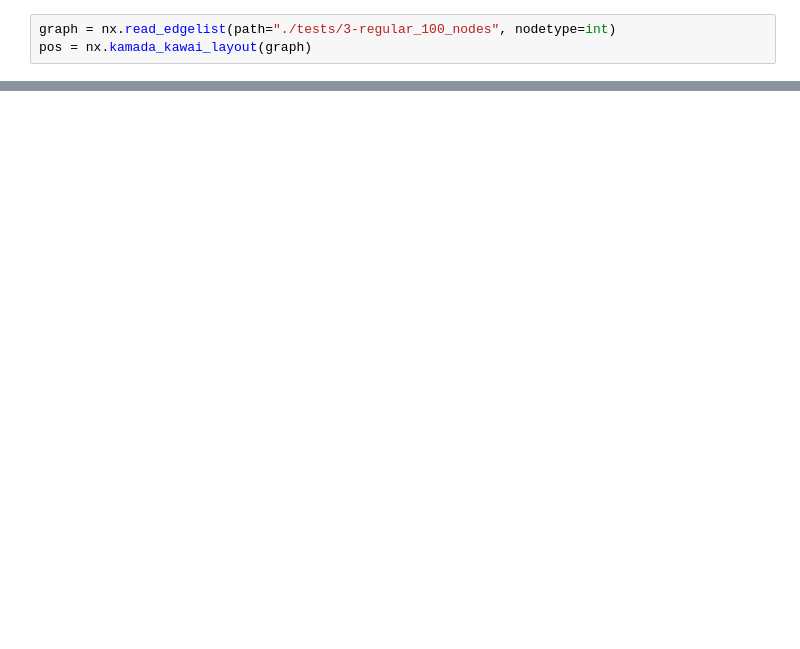
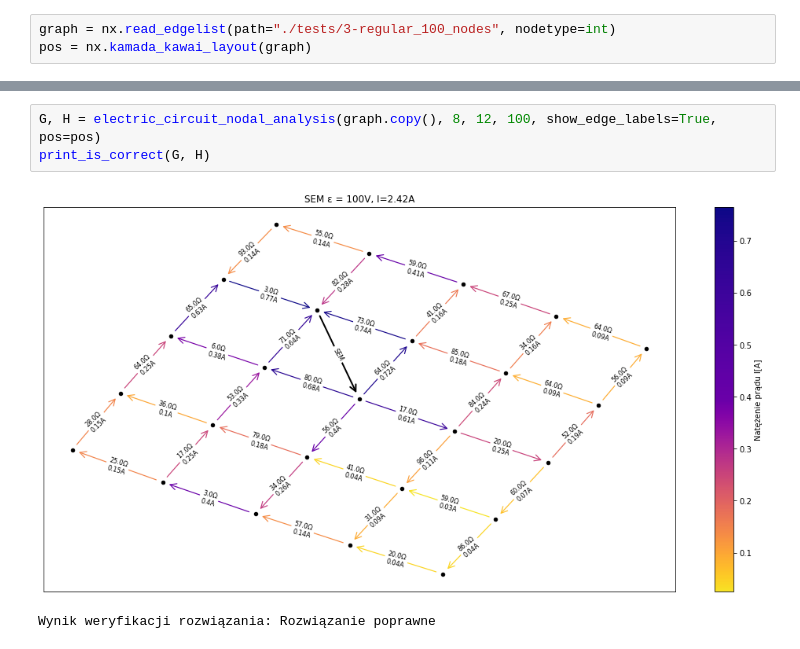
Before and after one commit to xRaw27/MOwNiT_WIET_2022, a Jupyter notebook: Lab2/lab2.ipynb, the cells around one changed output, grey strips where cells are left out. Drawn from its saved outputs; the diff is of its cells as text; blank space fills up the shorter version.

```diff
--- a/Lab2/lab2.ipynb
+++ b/Lab2/lab2.ipynb
@@ -217,0 +295,6 @@ print("Wynik weryfikacji rozwiązania:", "Rozwiązanie poprawne" if is_solution_
+# %%
+G, H = electric_circuit_nodal_analysis(graph.copy(), 8, 12, 100, show_edge_labels=True, pos=pos)
+print_is_correct(G, H)
+# %% [output]
+[figure, added]
+Wynik weryfikacji rozwiązania: Rozwiązanie poprawne
```
Also changed, not shown: parts of 36 cells of this notebook, 3 other files.
